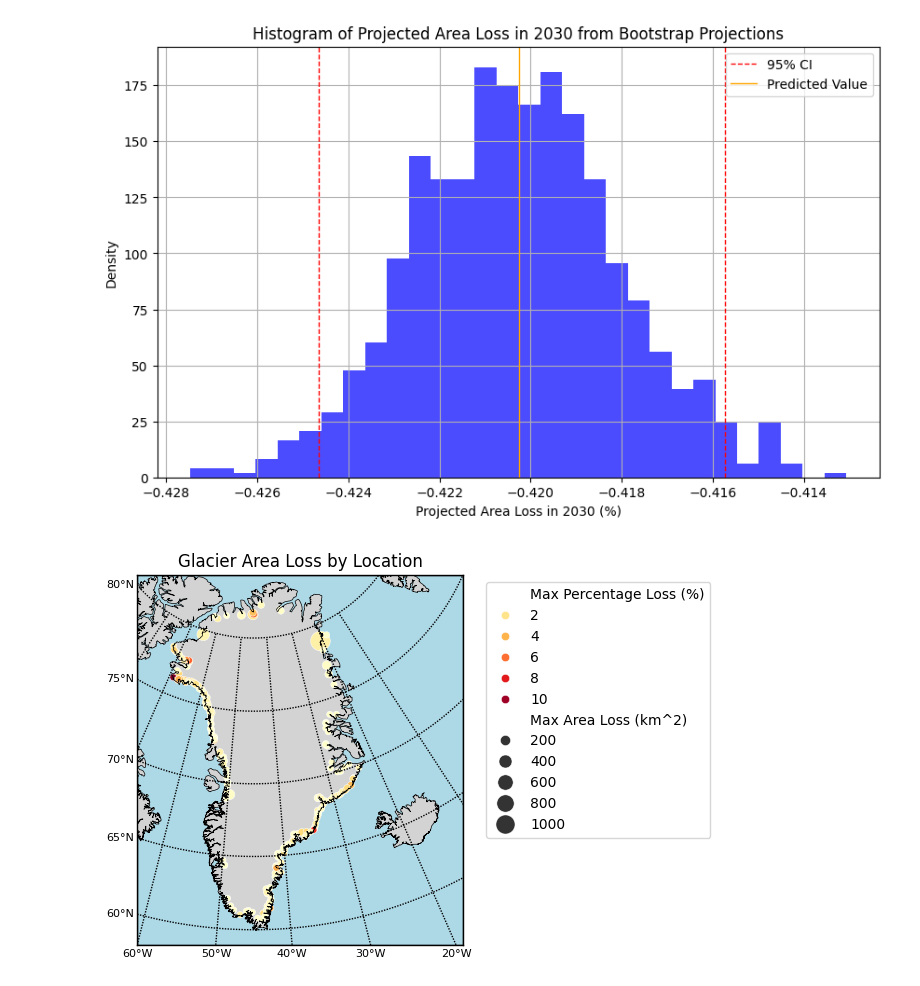
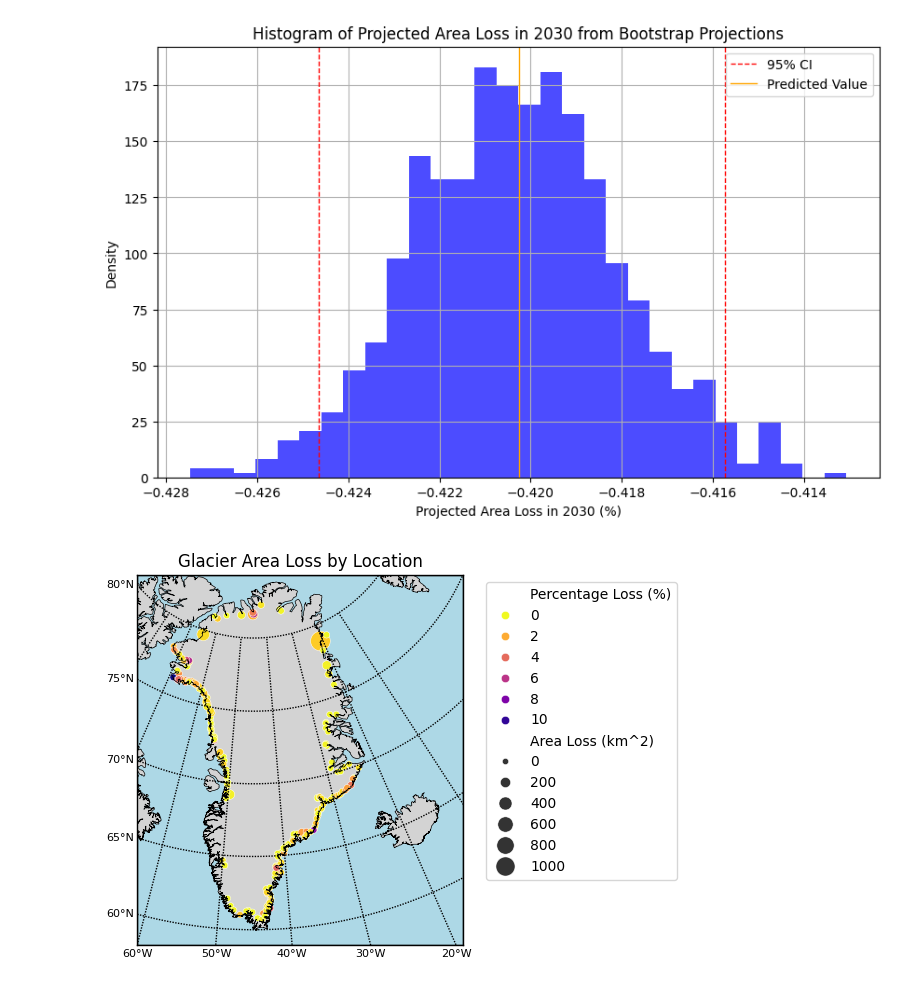
Before and after one commit to joelbarron06/ESDA2_Project, a Jupyter notebook: project_code.ipynb, the cells around one changed output. Saved outputs shown, nothing was run; the diff lists cells and outputs as text; code cells hidden in the pictures.

```diff
--- a/project_code.ipynb
+++ b/project_code.ipynb
@@ -1095,40 +1095,41 @@ m = Basemap(
     resolution='i',    # Intermediate resolution
     area_thresh=1000   # Minimum area for coastlines
 )
 
 # Draw map features
 m.drawcoastlines(linewidth=0.5)
 m.drawcountries(linewidth=1)
 m.fillcontinents(color='lightgray', lake_color='lightblue')
 m.drawmapboundary(fill_color='lightblue')
 
 # Add gridlines
 m.drawmeridians(range(-80, 0, 10), labels=[0,0,0,1], fontsize=8)
 m.drawparallels(range(60, 85, 5), labels=[1,0,0,0], fontsize=8)
 
-# calculate relative area loss for all glaciers
+# calculate area loss for each glacier
 area_change = (glacier_timeseries - glacier_timeseries.iloc[0])
-max_area_loss = - area_change.min()
+area_loss = - area_change.iloc[-1]
 
 # create a dataframe for plotting of glacier xy locations and max relative loss
-plot_df = pd.DataFrame(columns=['glacier', 'x', 'y', 'max_loss', 'log_loss', 'pct_loss'])
+plot_df = pd.DataFrame(columns=['glacier', 'x', 'y', 'loss', 'log_loss', 'pct_loss'])
 for glacier in glacier_locations:
     lat = glacier_locations[glacier]['lat']
     lon = glacier_locations[glacier]['lon']
     x, y = m(lon, lat)
-    max_loss = max_area_loss[glacier]
-    pct_loss = max_loss / glacier_timeseries[glacier].iloc[0] * 100
-    log_loss = np.log(max_loss) if max_loss > 0 else 0
-    new_row = {'glacier': glacier, 'x': x, 'y': y, 'max_loss': max_loss, 'log_loss': log_loss, 'pct_loss': pct_loss}
+    loss = area_loss[glacier]
+    pct_loss = loss / glacier_timeseries[glacier].iloc[0] * 100
+    log_loss = np.log(loss) if loss > 0 else 0
+    new_row = {'glacier': glacier, 'x': x, 'y': y, 'loss': loss, 'log_loss': log_loss, 'pct_loss': pct_loss}
     plot_df = pd.concat([plot_df, pd.DataFrame([new_row])], ignore_index=True)
 
 plot_df.set_index('glacier', inplace=True)
 
-sns.scatterplot(data=plot_df, x='x', y='y', size='max_loss', sizes=(20,200), hue='pct_loss', palette='YlOrRd', legend='brief')
+sns.scatterplot(data=plot_df, x='x', y='y', size='loss', sizes=(20,200), hue='pct_loss', palette='plasma_r', legend='brief')
 plt.title('Glacier Area Loss by Location')
+# customise legend
 handles, labels = plt.gca().get_legend_handles_labels()
-labels[0], labels[6] = ['Max Percentage Loss (%)', 'Max Area Loss (km^2)']
+labels[0], labels[7] = ['Percentage Loss (%)', 'Area Loss (km^2)']
 plt.legend(bbox_to_anchor=(1.05, 1), loc='upper left', handles=handles, labels=labels)
 plt.show()
 # %% [output]
-[figure, old version]
+[figure, new version]
```
